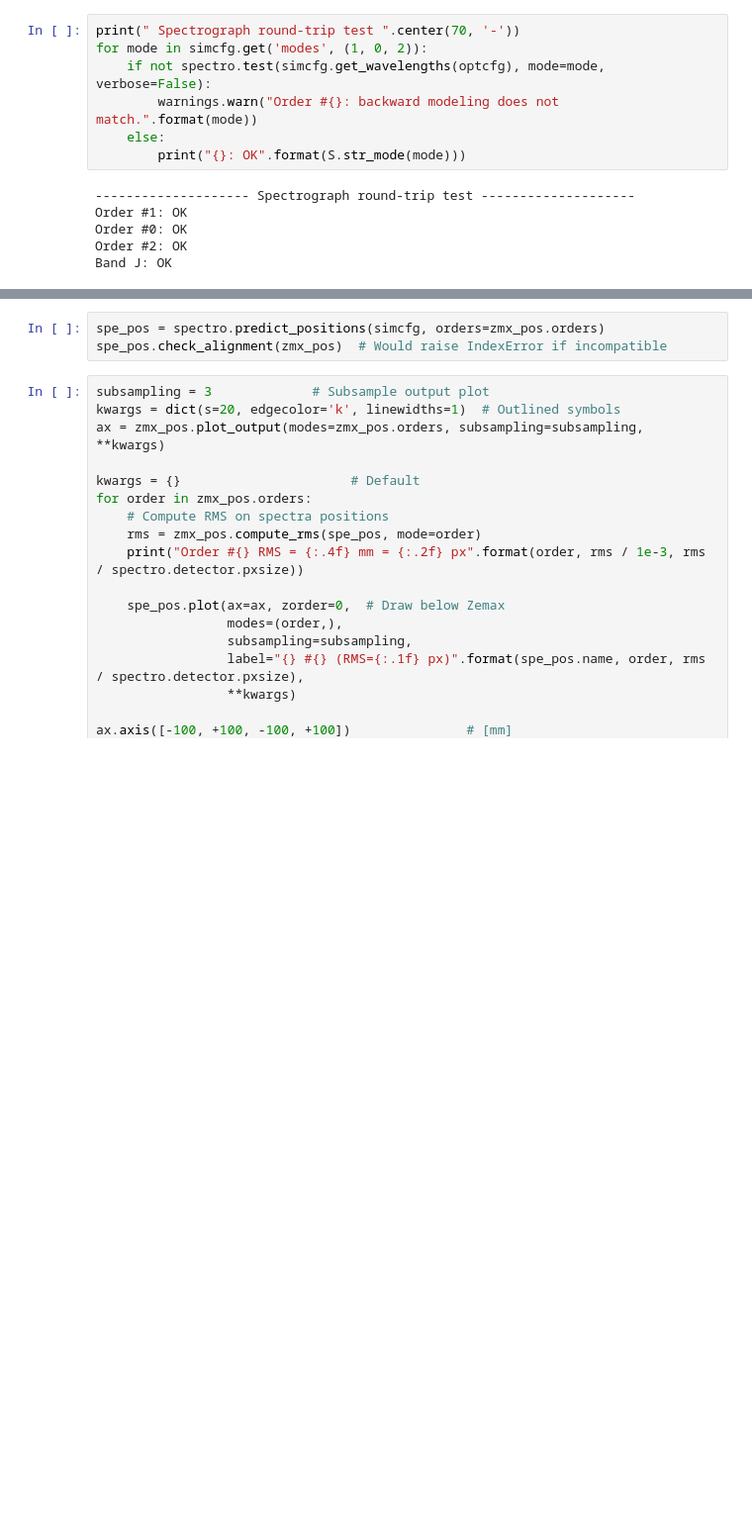
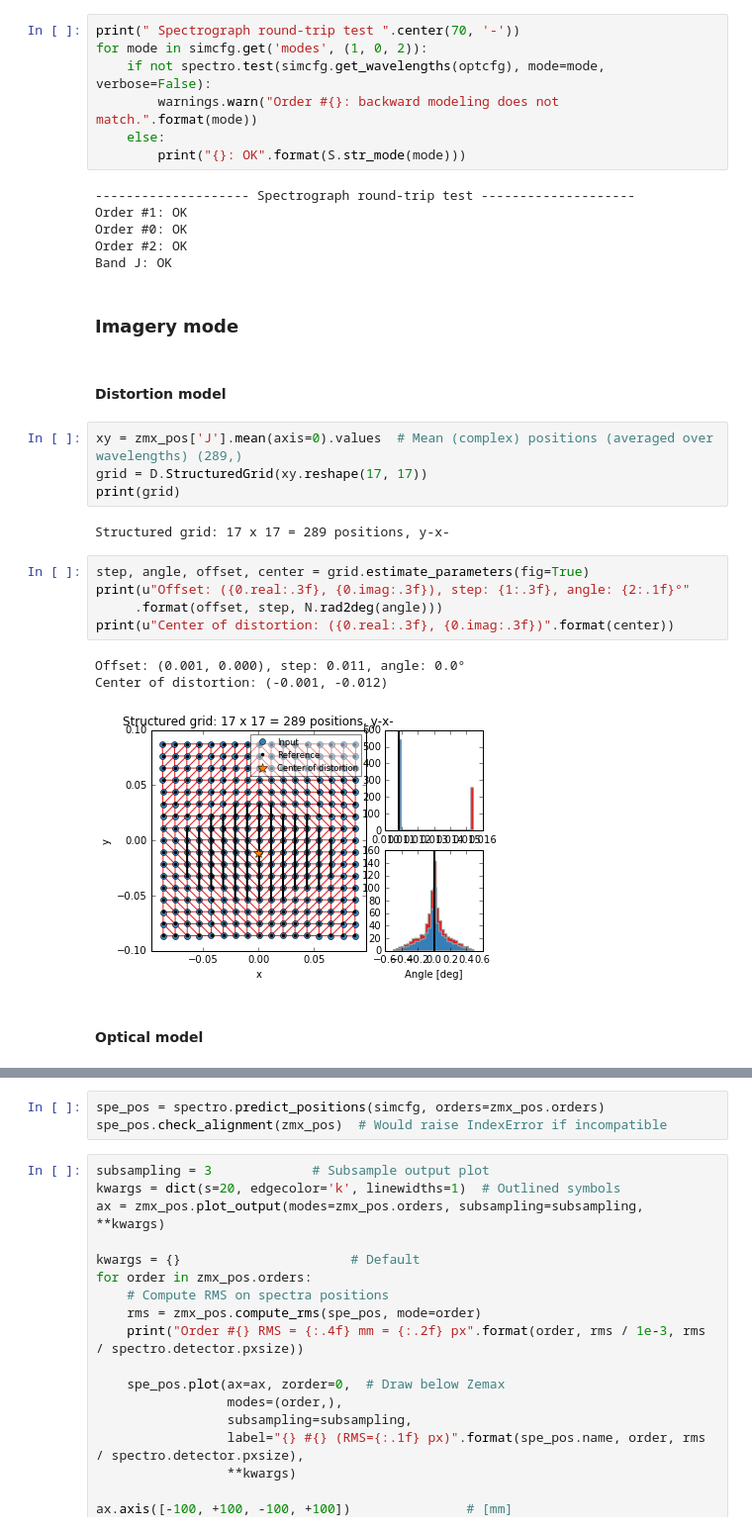
Before and after one commit to ycopin/spectrogrism, a Jupyter notebook: doc/NISP-S.ipynb, the cells around one changed output, grey strips where cells are left out. Shown: that part at 99% size. Saved outputs shown, nothing was run; the diff lists cells and outputs as text; blank space fills up the shorter version.

```diff
--- a/doc/NISP-S.ipynb
+++ b/doc/NISP-S.ipynb
@@ -136,3 +137,24 @@ Order #1: OK
 Order #0: OK
 Order #2: OK
 Band J: OK
+# %% [markdown]
+### Imagery mode
+# %% [markdown]
+#### Distortion model
+# %%
+xy = zmx_pos['J'].mean(axis=0).values  # Mean (complex) positions (averaged over wavelengths) (289,)
+grid = D.StructuredGrid(xy.reshape(17, 17))
+print(grid)
+# %% [output]
+Structured grid: 17 x 17 = 289 positions, y-x-
+# %%
+step, angle, offset, center = grid.estimate_parameters(fig=True)
+print(u"Offset: ({0.real:.3f}, {0.imag:.3f}), step: {1:.3f}, angle: {2:.1f}°"
+     .format(offset, step, N.rad2deg(angle)))
+print(u"Center of distortion: ({0.real:.3f}, {0.imag:.3f})".format(center))
+# %% [output]
+Offset: (0.001, 0.000), step: 0.011, angle: 0.0°
+Center of distortion: (-0.001, -0.012)
+[figure, added]
+# %% [markdown]
+#### Optical model
```
Also changed, not shown: parts of 15 cells of this notebook, 10 other files.
